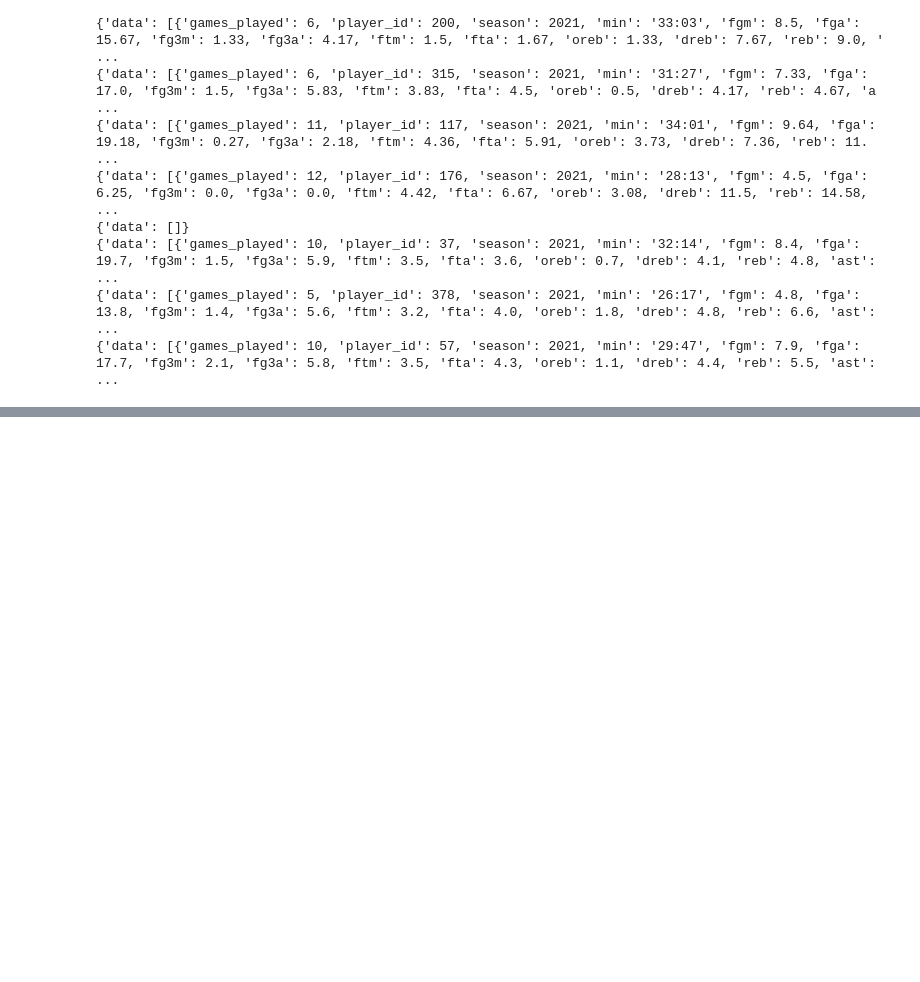
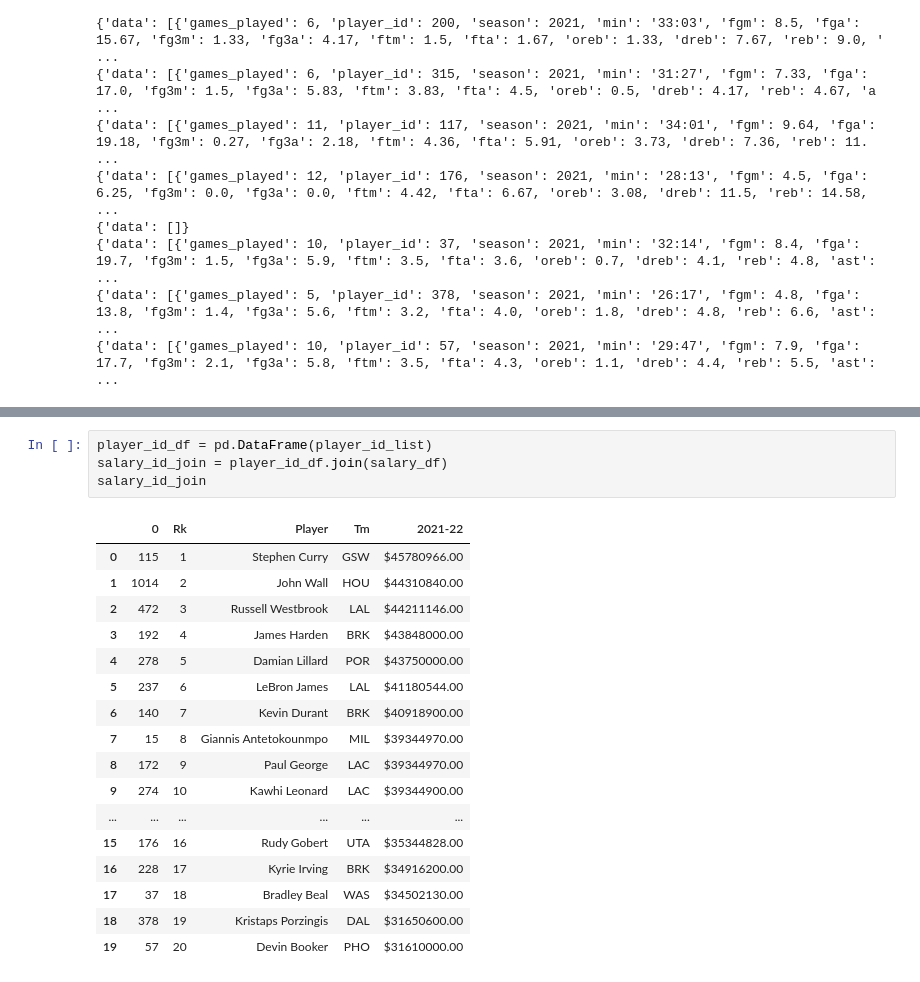
Before and after one commit to tylergusmyers/nba_analyzer, a Jupyter notebook: nba/nba/nba_player_data.ipynb, the cells around one changed output, grey strips where cells are left out. Drawn from its saved outputs; the diff is of its cells as text; blank space fills up the shorter version.

```diff
--- a/nba/nba/nba_player_data.ipynb
+++ b/nba/nba/nba_player_data.ipynb
@@ -190,0 +190,22 @@ id_player_dict
+# %%
+player_id_df = pd.DataFrame(player_id_list)
+salary_id_join = player_id_df.join(salary_df)
+salary_id_join
+# %% [output]
+|  | 0 | Rk | Player | Tm | 2021-22 |
+| 0 | 115 | 1 | Stephen Curry | GSW | $45780966.00 |
+| 1 | 1014 | 2 | John Wall | HOU | $44310840.00 |
+| 2 | 472 | 3 | Russell Westbrook | LAL | $44211146.00 |
+| 3 | 192 | 4 | James Harden | BRK | $43848000.00 |
+| 4 | 278 | 5 | Damian Lillard | POR | $43750000.00 |
+| 5 | 237 | 6 | LeBron James | LAL | $41180544.00 |
+| 6 | 140 | 7 | Kevin Durant | BRK | $40918900.00 |
+| 7 | 15 | 8 | Giannis Antetokounmpo | MIL | $39344970.00 |
+| 8 | 172 | 9 | Paul George | LAC | $39344970.00 |
+| 9 | 274 | 10 | Kawhi Leonard | LAC | $39344900.00 |
+| ... | ... | ... | ... | ... | ... |
+| 15 | 176 | 16 | Rudy Gobert | UTA | $35344828.00 |
+| 16 | 228 | 17 | Kyrie Irving | BRK | $34916200.00 |
+| 17 | 37 | 18 | Bradley Beal | WAS | $34502130.00 |
+| 18 | 378 | 19 | Kristaps Porzingis | DAL | $31650600.00 |
+| 19 | 57 | 20 | Devin Booker | PHO | $31610000.00 |
```
Also changed, not shown: parts of 7 cells of this notebook.
